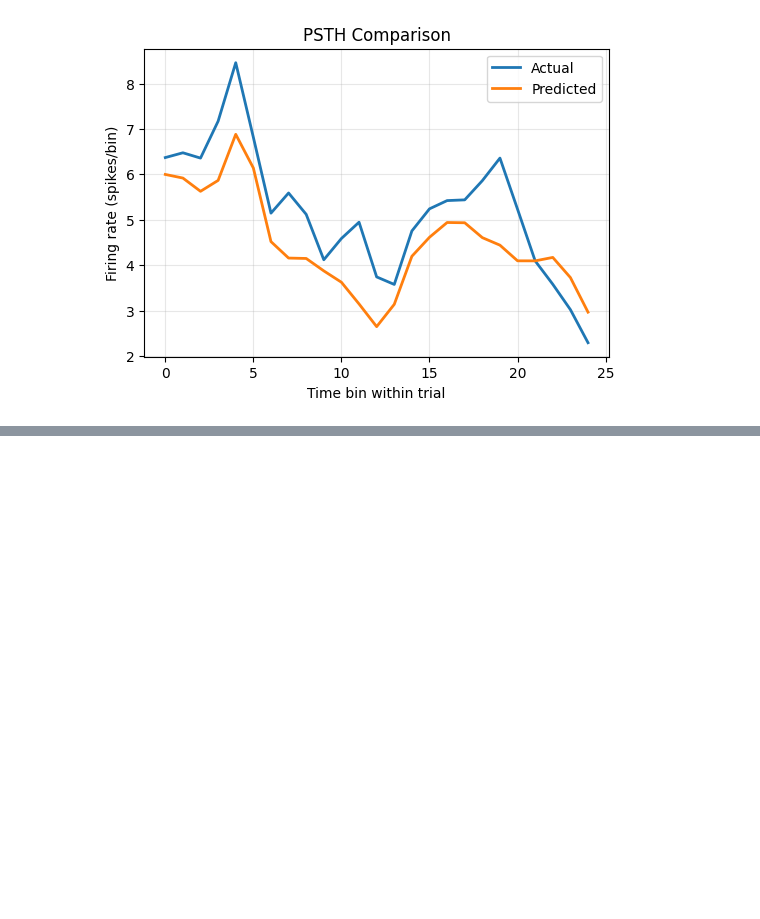
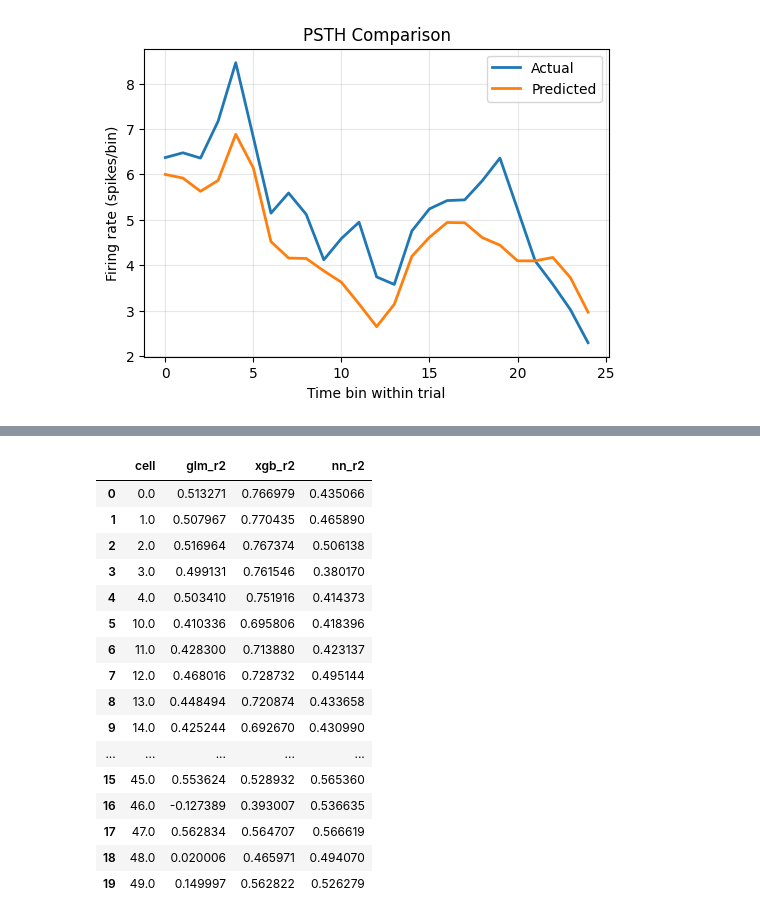
Before and after one commit to shtem/BIOL61230_poisson_neural_net, a Jupyter notebook: notebooks/neural_network.ipynb, the cells around one changed output, grey strips where cells are left out. Drawn from its saved outputs; the diff is of its cells as text; code cells hidden in the pictures; blank space fills up the shorter version.

```diff
--- a/notebooks/neural_network.ipynb
+++ b/notebooks/neural_network.ipynb
@@ -98,0 +111,29 @@ nn_results[0]["test"]["psth_fig"]
+# %%
+df_test_perf = pd.DataFrame(
+    {
+        "cell": cells,
+        "glm_r2": glm_r2,
+        "xgb_r2": xgb_r2,
+        "nn_r2": nn_r2,
+    }
+)
+
+df_test_perf
+# %% [output]
+|  | cell | glm_r2 | xgb_r2 | nn_r2 |
+| 0 | 0.0 | 0.513271 | 0.766979 | 0.435066 |
+| 1 | 1.0 | 0.507967 | 0.770435 | 0.465890 |
+| 2 | 2.0 | 0.516964 | 0.767374 | 0.506138 |
+| 3 | 3.0 | 0.499131 | 0.761546 | 0.380170 |
+| 4 | 4.0 | 0.503410 | 0.751916 | 0.414373 |
+| 5 | 10.0 | 0.410336 | 0.695806 | 0.418396 |
+| 6 | 11.0 | 0.428300 | 0.713880 | 0.423137 |
+| 7 | 12.0 | 0.468016 | 0.728732 | 0.495144 |
+| 8 | 13.0 | 0.448494 | 0.720874 | 0.433658 |
+| 9 | 14.0 | 0.425244 | 0.692670 | 0.430990 |
+| ... | ... | ... | ... | ... |
+| 15 | 45.0 | 0.553624 | 0.528932 | 0.565360 |
+| 16 | 46.0 | -0.127389 | 0.393007 | 0.536635 |
+| 17 | 47.0 | 0.562834 | 0.564707 | 0.566619 |
+| 18 | 48.0 | 0.020006 | 0.465971 | 0.494070 |
+| 19 | 49.0 | 0.149997 | 0.562822 | 0.526279 |
```
Also changed, not shown: parts of 9 cells of this notebook, 2 other files.
